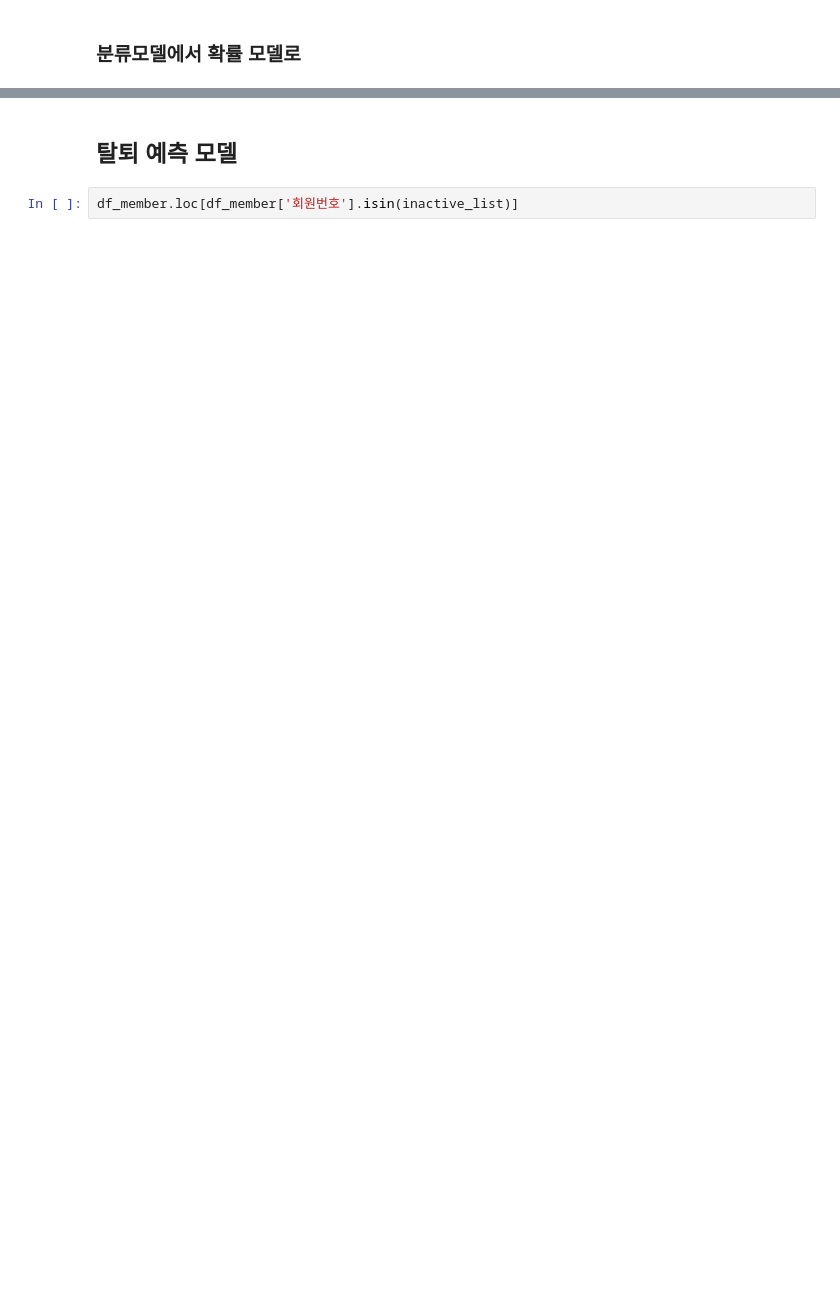
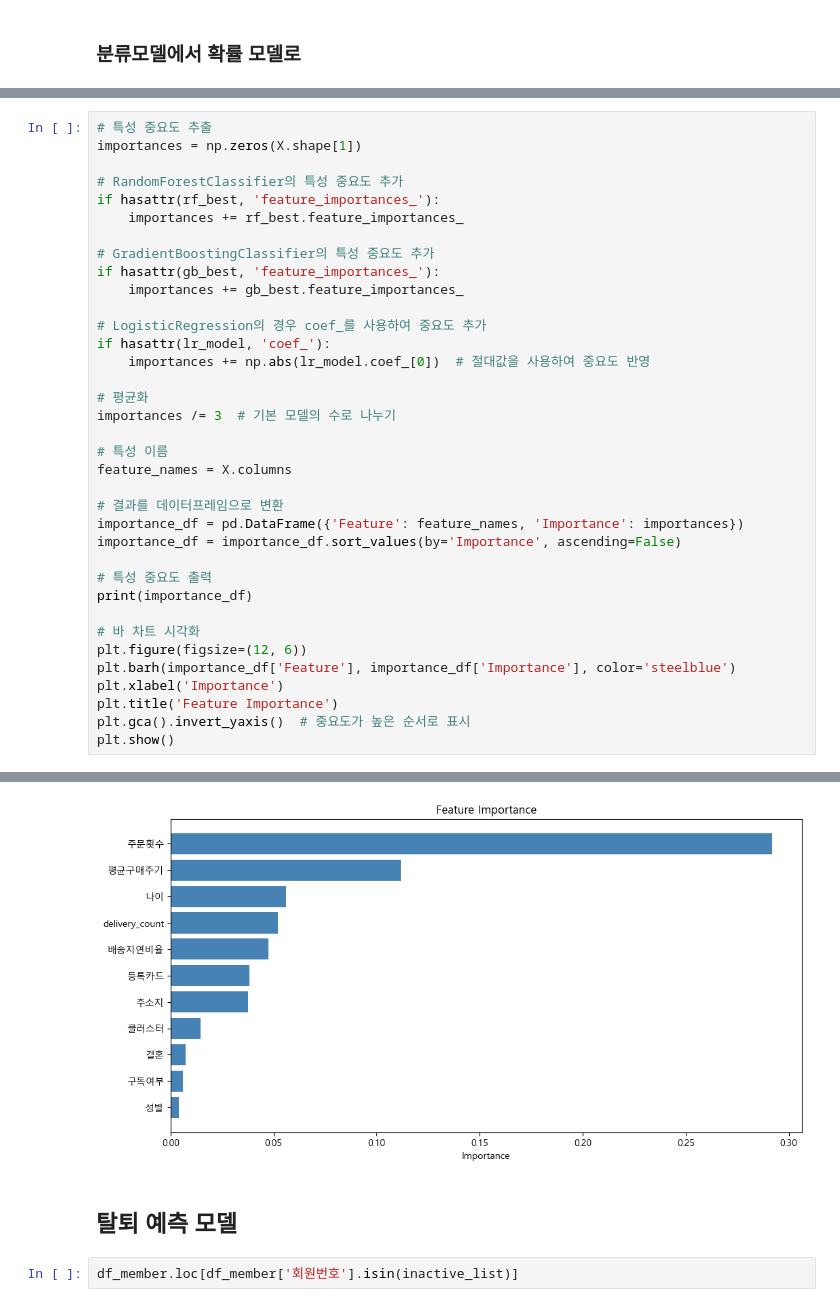
Before and after one commit to dldbwns23/DSA17_project, a Jupyter notebook: lyj_EDA_preprocess.ipynb, the cells around one changed output, grey strips where cells are left out. Saved outputs shown, nothing was run; the diff lists cells and outputs as text; blank space fills up the shorter version.

```diff
--- a/lyj_EDA_preprocess.ipynb
+++ b/lyj_EDA_preprocess.ipynb
@@ -2955,0 +2816,37 @@ weighted avg       0.79      0.75      0.75      2476
+# %%
+# 특성 중요도 추출
+importances = np.zeros(X.shape[1])
+
+# RandomForestClassifier의 특성 중요도 추가
+if hasattr(rf_best, 'feature_importances_'):
+    importances += rf_best.feature_importances_
+
+# GradientBoostingClassifier의 특성 중요도 추가
+if hasattr(gb_best, 'feature_importances_'):
+    importances += gb_best.feature_importances_
+
+# LogisticRegression의 경우 coef_를 사용하여 중요도 추가
+if hasattr(lr_model, 'coef_'):
+    importances += np.abs(lr_model.coef_[0])  # 절대값을 사용하여 중요도 반영
+
+# 평균화
+importances /= 3  # 기본 모델의 수로 나누기
+
+# 특성 이름
+feature_names = X.columns
+
+# 결과를 데이터프레임으로 변환
+importance_df = pd.DataFrame({'Feature': feature_names, 'Importance': importances})
+importance_df = importance_df.sort_values(by='Importance', ascending=False)
+
+# 특성 중요도 출력
+print(importance_df)
+
+# 바 차트 시각화
+plt.figure(figsize=(12, 6))
+plt.barh(importance_df['Feature'], importance_df['Importance'], color='steelblue')
+plt.xlabel('Importance')
+plt.title('Feature Importance')
+plt.gca().invert_yaxis()  # 중요도가 높은 순서로 표시
+plt.show()
+# %% [output]
@@ -2956,3 +2865,4 @@ weighted avg       0.79      0.75      0.75      2476
+[figure, added]
 # %% [markdown]
 ## 탈퇴 예측 모델
 # %%
```
Also changed, not shown: parts of 52 cells of this notebook.
